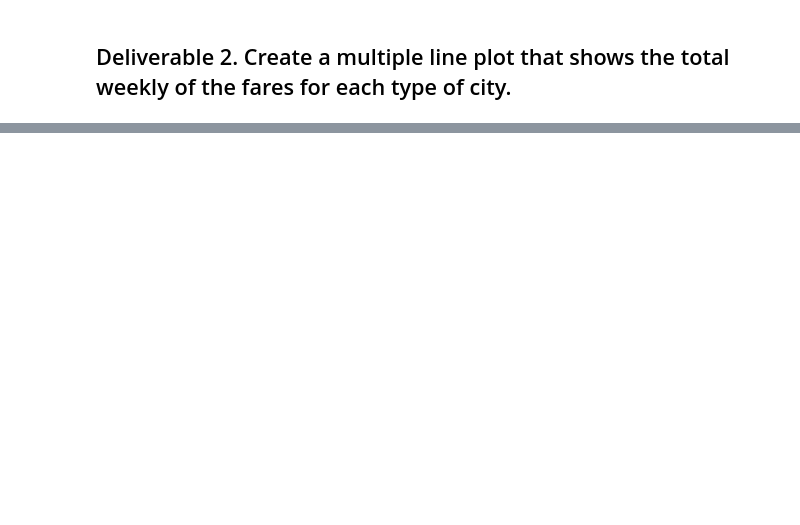
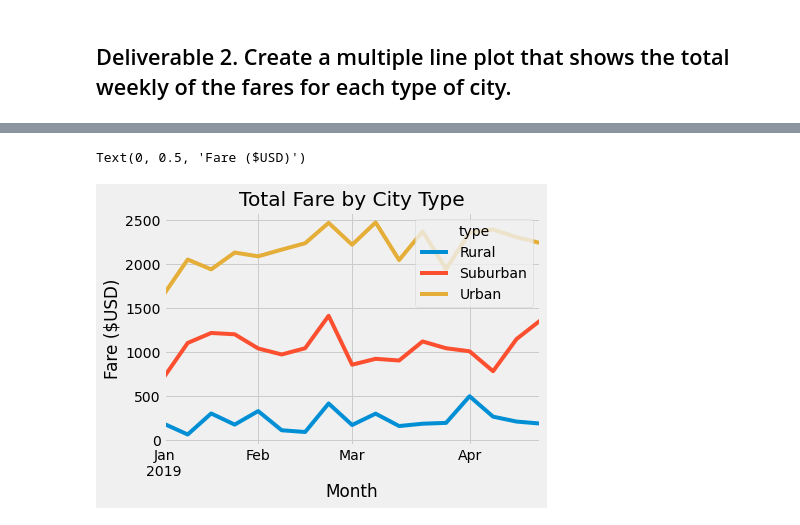
Before and after one commit to ozzirk/PyBer_Analysis, a Jupyter notebook: PyBer_Challenge_starter_code.ipynb, the cells around one changed output, grey strips where cells are left out. Drawn from its saved outputs; the diff is of its cells as text; code cells hidden in the pictures; blank space fills up the shorter version.

```diff
--- a/PyBer_Challenge_starter_code.ipynb
+++ b/PyBer_Challenge_starter_code.ipynb
@@ -125,3 +168,5 @@ pyber_summary_df
 # %%
 # 4. Create a pivot table with the 'date' as the index, the columns ='type', and values='fare'
 # to get the total fares for each type of city by the date.
+pyber_daily_pivot = pyber_daily_df.pivot(index="date", columns="type", values="fare")
+pyber_daily_pivot
@@ -128,7 +188,8 @@ pyber_summary_df
 # %%
 # 5. Create a new DataFrame from the pivot table DataFrame using loc on the given dates, '2019-01-01':'2019-04-29'.
+pyber_loc = pyber_daily_pivot.loc['2019-01-01':'2019-04-29']
 # %%
 # 6. Set the "date" index to datetime datatype. This is necessary to use the resample() method in Step 8.
-# df.index = pd.to_datetime(df.index)
+pyber_loc.index = pd.to_datetime(pyber_loc.index)
 # %%
 # 7. Check that the datatype for the index is datetime using df.info()
@@ -135,2 +208,4 @@ pyber_summary_df
 # %%
 # 8. Create a new DataFrame using the "resample()" function by week 'W' and get the sum of the fares for each week.
+weekly_rides_df = pyber_loc.resample('W').sum()
+weekly_rides_df
@@ -137,7 +232,13 @@ pyber_summary_df
 # %%
 # 8. Using the object-oriented interface method, plot the resample DataFrame using the df.plot() function.
-
+weekly_rides_df.plot()
 # Import the style from Matplotlib.
 from matplotlib import style
 # Use the graph style fivethirtyeight.
 style.use('fivethirtyeight')
+plt.title("Total Fare by City Type")
+plt.xlabel("Month")
+plt.ylabel("Fare ($USD)")
+# %% [output]
+Text(0, 0.5, 'Fare ($USD)')
+[figure, added]
```
Also changed, not shown: parts of 8 cells of this notebook.
